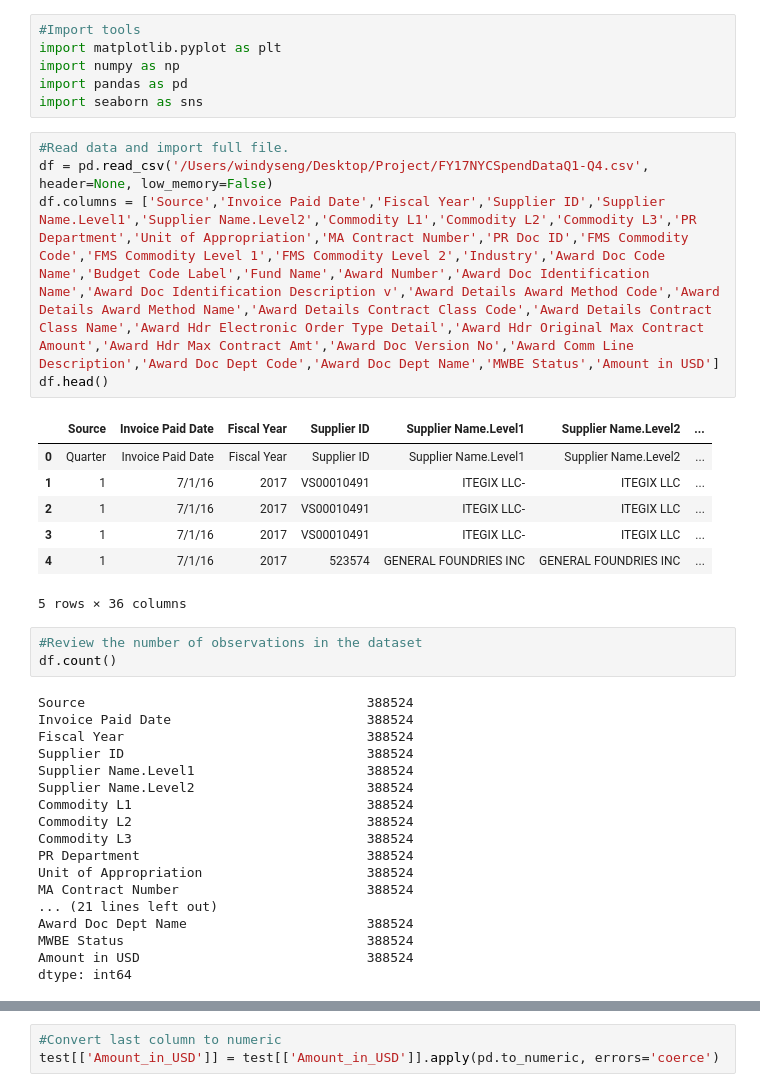
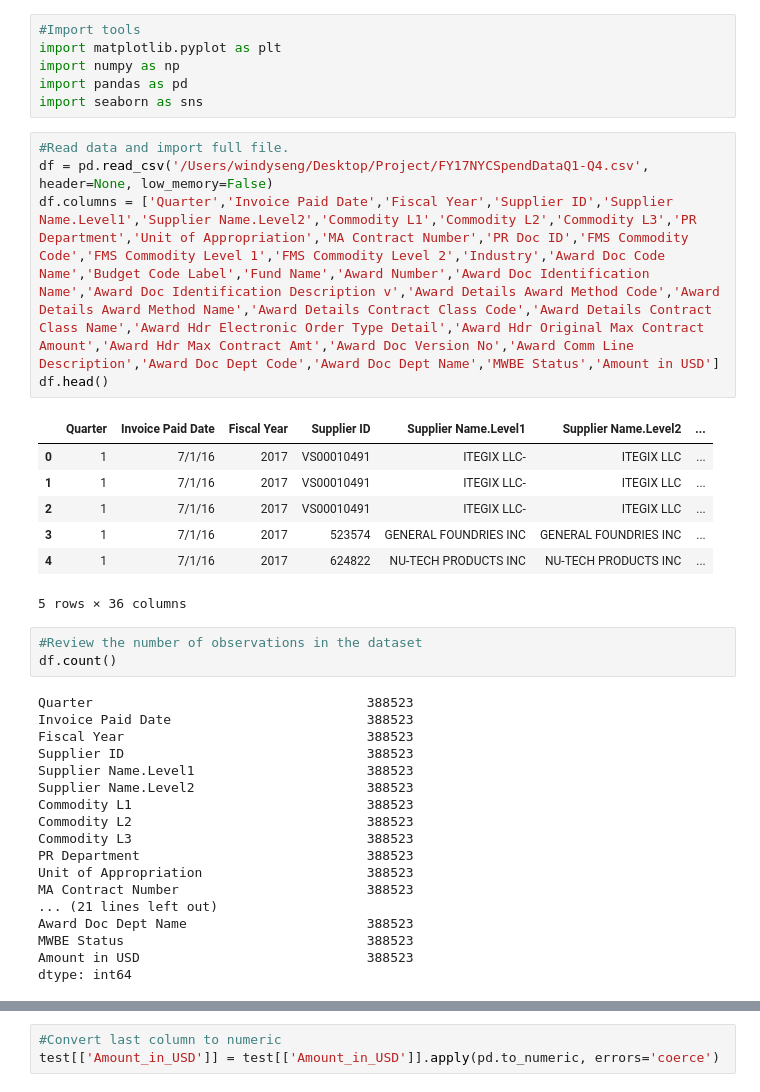
Before and after one commit to windyseng/GenderPayStudyNYC, a Jupyter notebook: FinalProject3NYCSpendAnalysis-DRAFT.ipynb, the cells around one changed output, grey strips where cells are left out. Drawn from its saved outputs; the diff is of its cells as text.

```diff
--- a/FinalProject3NYCSpendAnalysis-DRAFT.ipynb
+++ b/FinalProject3NYCSpendAnalysis-DRAFT.ipynb
@@ -7,36 +7,36 @@ import seaborn as sns
 # %%
 #Read data and import full file.
 df = pd.read_csv('/Users/windyseng/Desktop/Project/FY17NYCSpendDataQ1-Q4.csv', header=None, low_memory=False)
-df.columns = ['Source','Invoice Paid Date','Fiscal Year','Supplier ID','Supplier Name.Level1','Supplier Name.Level2','Commodity L1','Commodity L2','Commodity L3','PR Department','Unit of Appropriation','MA Contract Number','PR Doc ID','FMS Commodity Code','FMS Commodity Level 1','FMS Commodity Level 2','Industry','Award Doc Code Name','Budget Code Label','Fund Name','Award Number','Award Doc Identification Name','Award Doc Identification Description v','Award Details Award Method Code','Award Details Award Method Name','Award Details Contract Class Code','Award Details Contract Class Name','Award Hdr Electronic Order Type Detail','Award Hdr Original Max Contract Amount','Award Hdr Max Contract Amt','Award Doc Version No','Award Comm Line Description','Award Doc Dept Code','Award Doc Dept Name','MWBE Status','Amount in USD']
+df.columns = ['Quarter','Invoice Paid Date','Fiscal Year','Supplier ID','Supplier Name.Level1','Supplier Name.Level2','Commodity L1','Commodity L2','Commodity L3','PR Department','Unit of Appropriation','MA Contract Number','PR Doc ID','FMS Commodity Code','FMS Commodity Level 1','FMS Commodity Level 2','Industry','Award Doc Code Name','Budget Code Label','Fund Name','Award Number','Award Doc Identification Name','Award Doc Identification Description v','Award Details Award Method Code','Award Details Award Method Name','Award Details Contract Class Code','Award Details Contract Class Name','Award Hdr Electronic Order Type Detail','Award Hdr Original Max Contract Amount','Award Hdr Max Contract Amt','Award Doc Version No','Award Comm Line Description','Award Doc Dept Code','Award Doc Dept Name','MWBE Status','Amount in USD']
 df.head()
 # %% [output]
-|  | Source | Invoice Paid Date | Fiscal Year | Supplier ID | Supplier Name.Level1 | Supplier Name.Level2 | ... |
-| 0 | Quarter | Invoice Paid Date | Fiscal Year | Supplier ID | Supplier Name.Level1 | Supplier Name.Level2 | ... |
+|  | Quarter | Invoice Paid Date | Fiscal Year | Supplier ID | Supplier Name.Level1 | Supplier Name.Level2 | ... |
+| 0 | 1 | 7/1/16 | 2017 | VS00010491 | ITEGIX LLC- | ITEGIX LLC | ... |
 | 1 | 1 | 7/1/16 | 2017 | VS00010491 | ITEGIX LLC- | ITEGIX LLC | ... |
 | 2 | 1 | 7/1/16 | 2017 | VS00010491 | ITEGIX LLC- | ITEGIX LLC | ... |
-| 3 | 1 | 7/1/16 | 2017 | VS00010491 | ITEGIX LLC- | ITEGIX LLC | ... |
-| 4 | 1 | 7/1/16 | 2017 | 523574 | GENERAL FOUNDRIES INC | GENERAL FOUNDRIES INC | ... |
+| 3 | 1 | 7/1/16 | 2017 | 523574 | GENERAL FOUNDRIES INC | GENERAL FOUNDRIES INC | ... |
+| 4 | 1 | 7/1/16 | 2017 | 624822 | NU-TECH PRODUCTS INC | NU-TECH PRODUCTS INC | ... |
 5 rows × 36 columns
 # %%
 #Review the number of observations in the dataset
 df.count()
 # %% [output]
-Source                                    388524
-Invoice Paid Date                         388524
-Fiscal Year                               388524
-Supplier ID                               388524
-Supplier Name.Level1                      388524
-Supplier Name.Level2                      388524
-Commodity L1                              388524
-Commodity L2                              388524
-Commodity L3                              388524
-PR Department                             388524
-Unit of Appropriation                     388524
-MA Contract Number                        388524
+Quarter                                   388523
+Invoice Paid Date                         388523
+Fiscal Year                               388523
+Supplier ID                               388523
+Supplier Name.Level1                      388523
+Supplier Name.Level2                      388523
+Commodity L1                              388523
+Commodity L2                              388523
+Commodity L3                              388523
+PR Department                             388523
+Unit of Appropriation                     388523
+MA Contract Number                        388523
 ... (21 lines left out)
-Award Doc Dept Name                       388524
-MWBE Status                               388524
-Amount in USD                             388524
+Award Doc Dept Name                       388523
+MWBE Status                               388523
+Amount in USD                             388523
 dtype: int64
 # %%
 #Summary table
```
Also changed, not shown: parts of 14 cells of this notebook.
